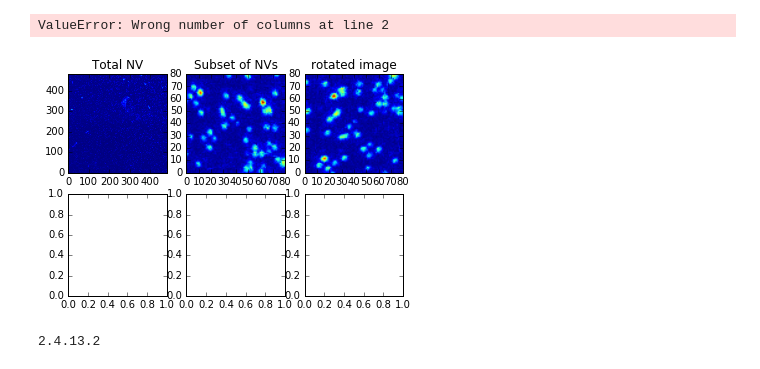
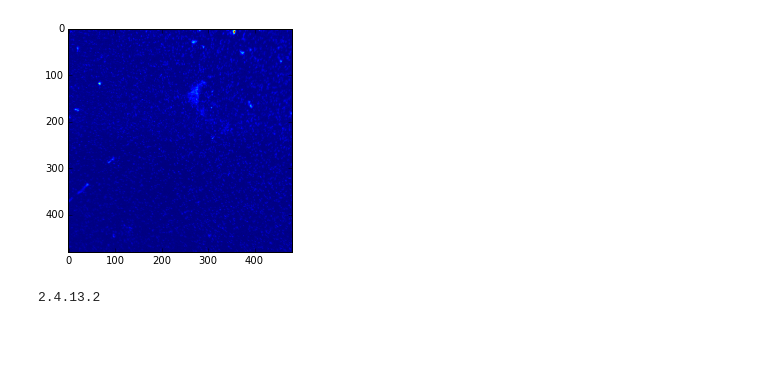
Before and after one commit to andrelondono/Crosscorrelation, a Jupyter notebook: Crosscorrelation.ipynb, the cells around one changed output. Cells and saved outputs as stored; diff of their text form; code cells hidden in the pictures; blank space fills up the shorter version.

```diff
--- a/Crosscorrelation.ipynb
+++ b/Crosscorrelation.ipynb
@@ -4,17 +4,12 @@ import sys
 sys.path.append('/usr/local/lib/python2.7/site-packages')
 import cv2
 import matplotlib.pyplot as plt
-
 #from scipy import signal
 #from skimage import data
 #from skimage.feature import register_translation
 #from skimage.feature.register_translation import _upsampled_dft
 #from scipy.ndimage import fourier_shift
-
-
-
 #sys.path.append('/usr/local/lib/python2.7/site-packages')
-
 #from skimage import data
 #from skimage.feature import register_translation
 #from skimage.feature.register_translation import _unsampled_dft
@@ -23,33 +18,33 @@ import matplotlib.pyplot as plt
 
 %matplotlib inline
 
-f, ((ax1, ax2, ax3), (ax4, ax5, ax6)) = plt.subplots(2,3)
-
+#f, ((ax1, ax2, ax3), (ax4, ax5, ax6)) = plt.subplots(2,3)
 arr = []
 arr = np.loadtxt('bigimage.txt', unpack = 'true')
-#print len(arr)
 arr0 = np.reshape(arr, [480,480])
-ax1.set_title('Total NV')
-ax1.imshow(arr0, extent = [0,480, 0, 480])
+#ax1.set_title('Total NV')
+#ax1.imshow(arr0, extent = [0,480, 0, 480])
+plt.imshow(arr0, label = "large scan")
 
 
 arr1 = []
 arr1 = np.loadtxt('smallimage.txt', unpack = 'true')
 arr2 = np.reshape(arr1, [80,80])
-ax2.set_title('Subset of NVs')
-ax2.imshow(arr2, extent = [0,80,0,80])
+#ax2.set_title('Subset of NVs')
+#ax2.imshow(arr2, extent = [0,80,0,80])
+#plt.imshow(arr2, label = 'small scan')
 
-arr3 = []
-arr3 = np.rot90(arr2)
-ax3.set_title('rotated image')
-ax3.imshow(arr3, extent = [0,80,0,80])
+#arr3 = []
+#arr3 = np.rot90(arr2)
+#ax3.set_title('rotated image')
+#ax3.imshow(arr3, extent = [0,80,0,80])
 
 
-arr4 = []
-arr4 = np.loadtxt('large1800.txt', unpack = 'true')
-arr5 = np.reshape(arr4, [800,800])
-ax4.set_title("Sample image large")
-ax4.imshow(arr4, extent = [0,800,0,800])
+#arr4 = []
+#arr4 = np.loadtxt('large1800.txt', unpack = 'true')
+#arr5 = np.reshape(arr4, [800,800])
+#ax4.set_title("Sample image large")
+#ax4.imshow(arr4, extent = [0,800,0,800])
 
 
 #image = data.camera()
@@ -87,35 +82,34 @@ ax4.imshow(arr4, extent = [0,800,0,800])
 
 #print("Detected pixel offset (y, x): {}".format(shift))
 
 # subpixel precision
 #shift, error, diffphase = register_translation(image, offset_image, 100)
 
 #fig = plt.figure(figsize=(8, 3))
 #ax1 = plt.subplot(1, 3, 1, adjustable='box-forced')
 #ax2 = plt.subplot(1, 3, 2, sharex=ax1, sharey=ax1, adjustable='box-forced')
 #ax3 = plt.subplot(1, 3, 3)
 
 #ax1.imshow(image, cmap='gray')
 #ax1.set_axis_off()
 #ax1.set_title('Reference image')
 
 #ax2.imshow(offset_image.real, cmap='gray')
 #ax2.set_axis_off()
 #ax2.set_title('Offset image')
 
 # Calculate the upsampled DFT, again to show what the algorithm is doing
 # behind the scenes.  Constants correspond to calculated values in routine.
 # See source code for details.
 #cc_image = _upsampled_dft(image_product, 150, 100, (shift*100)+75).conj()
 #ax3.imshow(cc_image.real)
 #ax3.set_axis_off()
 #ax3.set_title("Supersampled XC sub-area")
 
 
 #print("Detected subpixel offset (y, x): {}".format(shift))
 # %% [output]
-ValueError: Wrong number of columns at line 2
-[figure, old version]
+[figure, new version]
 # %%
 import numpy as np
 import sys
```
Also changed, not shown: parts of 3 cells of this notebook, 12 other files.
